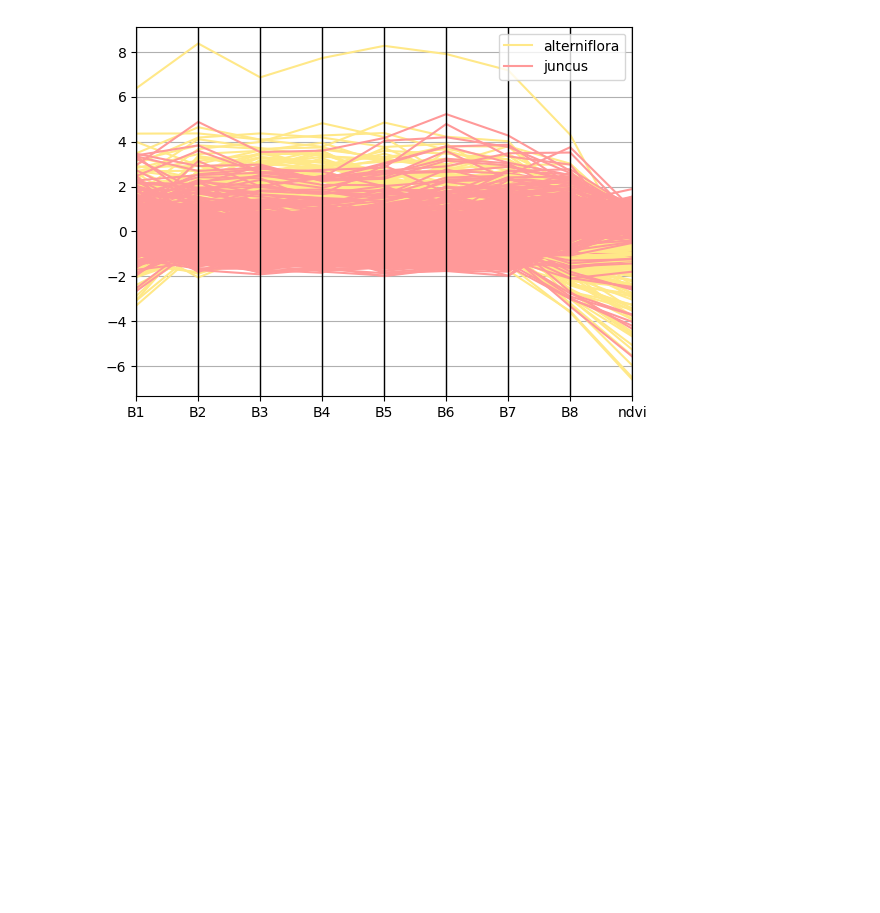
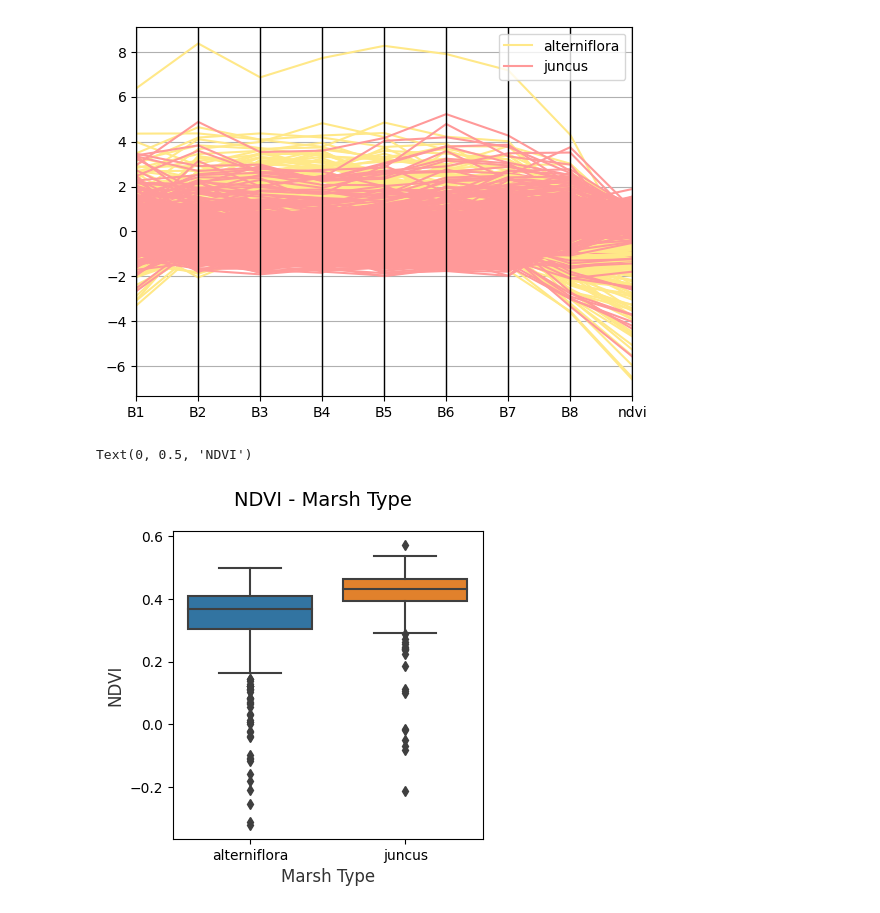
Before and after one commit to MirandaLv/MarshCommunity_EPA, a Jupyter notebook: scripts/descriptive_analysis.ipynb, the cells around one changed output. Saved outputs shown, nothing was run; the diff lists cells and outputs as text; code cells hidden in the pictures; blank space fills up the shorter version.

```diff
--- a/scripts/descriptive_analysis.ipynb
+++ b/scripts/descriptive_analysis.ipynb
@@ -212,3 +212,16 @@ final_df.head()
 pc = parallel_coordinates(final_df, 'type', color=('#FFE888', '#FF9999'))
 # %% [output]
 [figure]
+# %%
+# NDVI distribution of each category
+
+# Box Plots
+f, (ax) = plt.subplots(1, 1, figsize=(4, 4))
+f.suptitle('NDVI - Marsh Type', fontsize=14)
+
+sns.boxplot(x="type", y="ndvi", data=df,  ax=ax)
+ax.set_xlabel("Marsh Type",size = 12,alpha=0.8)
+ax.set_ylabel("NDVI",size = 12,alpha=0.8)
+# %% [output]
+Text(0, 0.5, 'NDVI')
+[figure, added]
```
Also changed, not shown: parts of 2 cells of this notebook, 9 other files.
